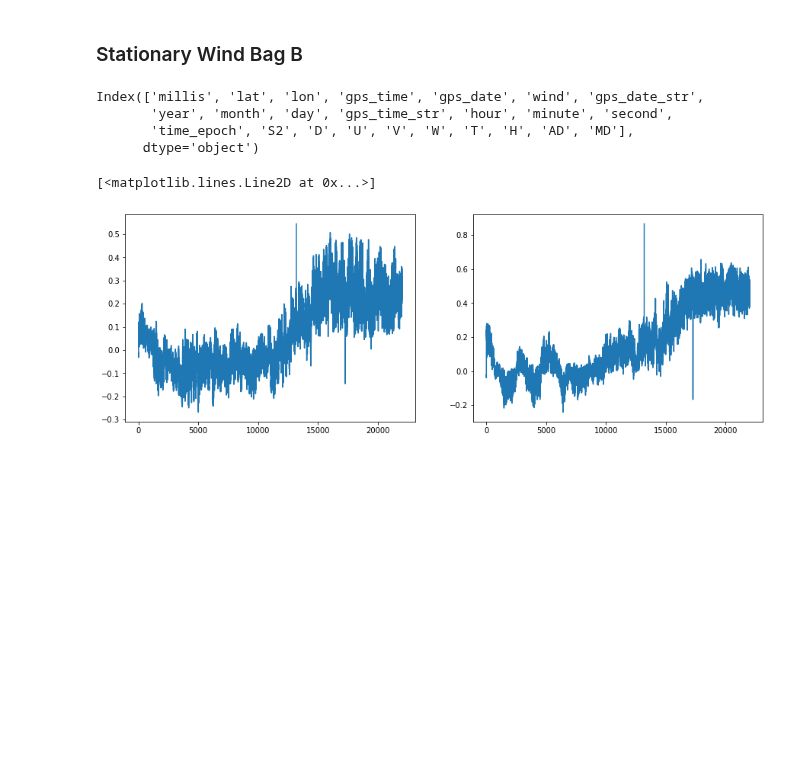
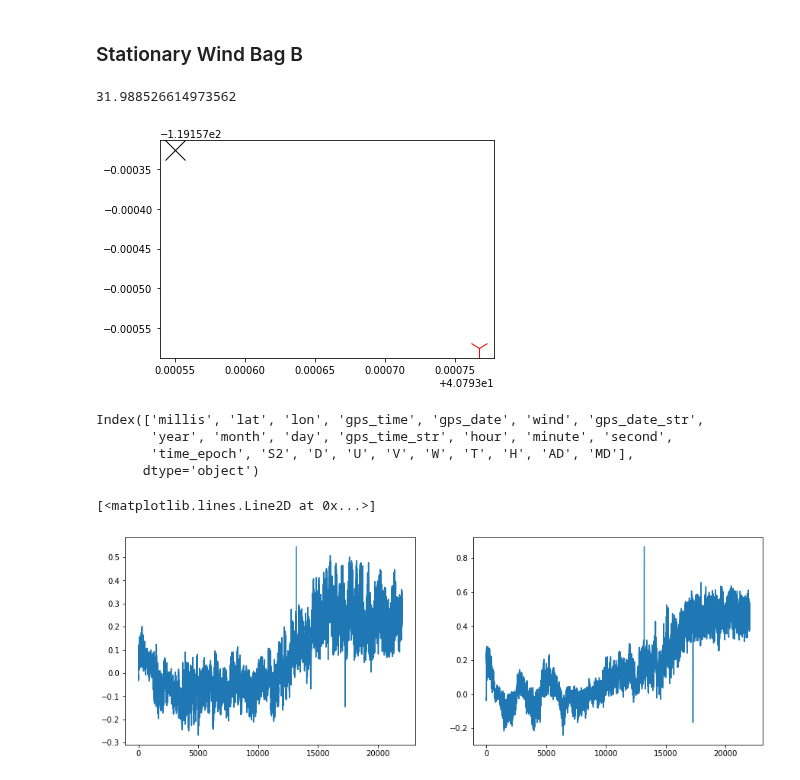
Before and after one commit to arunavanag591/odor_analysis, a Jupyter notebook: data_exploration/DesertBagAnalysis.ipynb, the cells around one changed output. Saved outputs shown, nothing was run; the diff lists cells and outputs as text; code cells hidden in the pictures; blank space fills up the shorter version.

```diff
--- a/data_exploration/DesertBagAnalysis.ipynb
+++ b/data_exploration/DesertBagAnalysis.ipynb
@@ -41,6 +41,21 @@ def epoch_setup(df):
     return df
 # %% [markdown]
 ### Stationary Wind Bag B
+# %%
+#distance between windstation and odor source
+plt.plot([40.79355], [-119.157326], marker='x', markersize=20, color="black")
+plt.plot([40.79376709443614], [-119.15757512132207], marker='1', markersize=20, color="red")
+
+#5 inches; 0.127 meters; 12.7 cm
+
+from geopy import distance
+coords_1 = (40.79355, -119.157326)
+coords_2 = (40.79376709443614, -119.15757512132207)
+
+print (distance.geodesic(coords_1, coords_2).meters)
+# %% [output]
+31.988526614973562
+[figure, added]
 # %%
 fname='/home/ecc/data/DesertDataOct/StationeryWind/20201020_172919_windy_b_data.hdf'
 wind_df=pd.read_hdf(fname)
```
Also changed, not shown: parts of 4 cells of this notebook.
